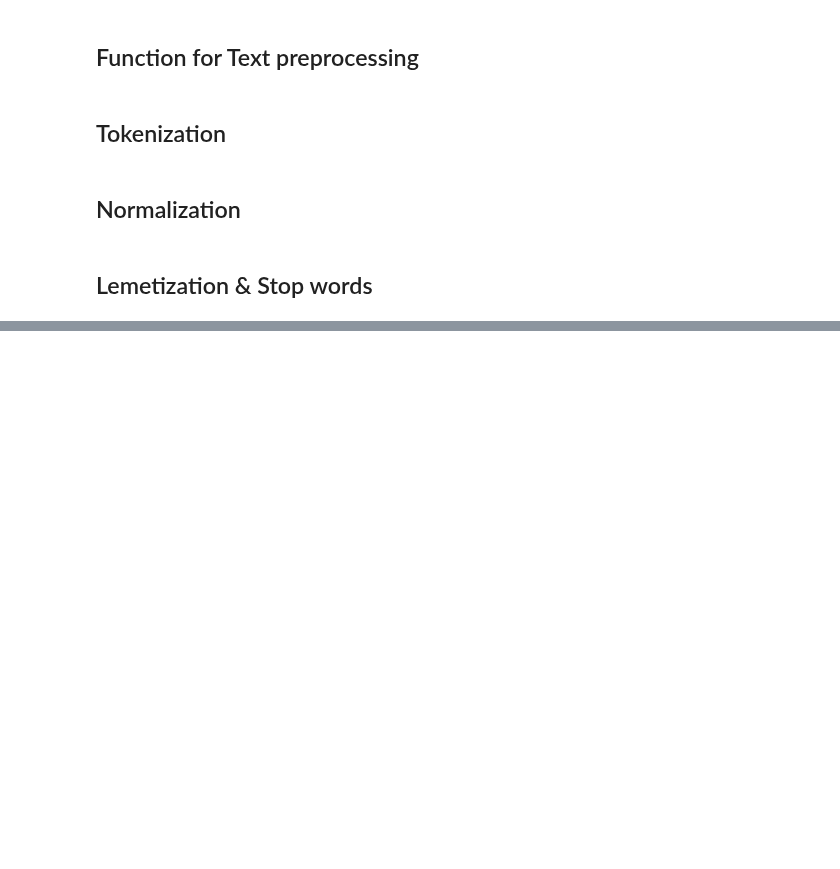
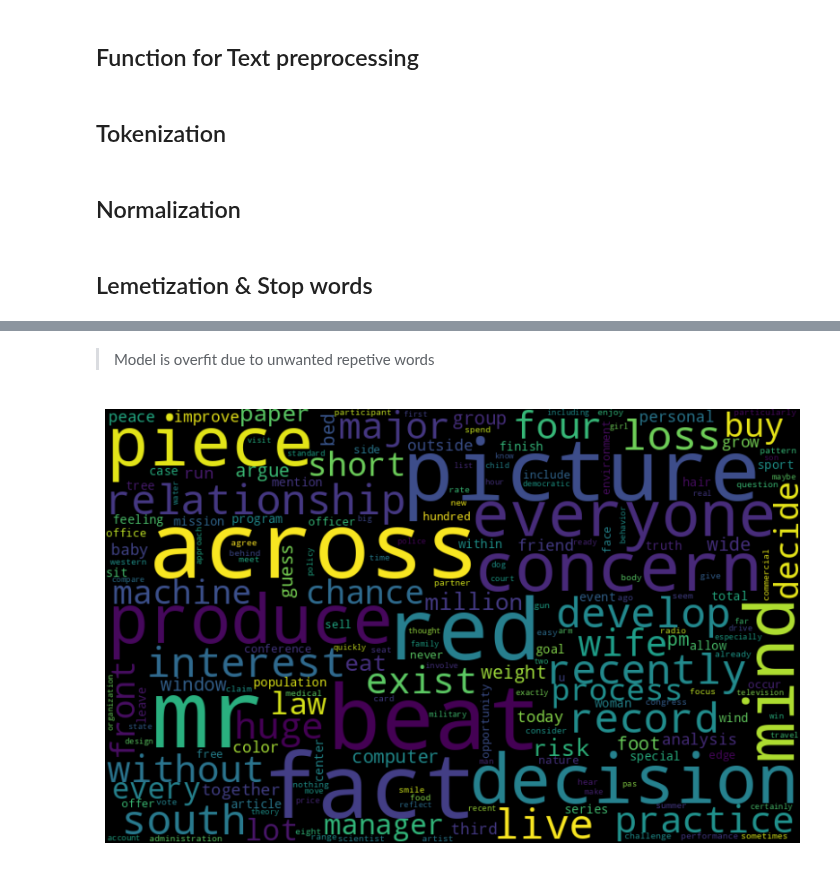
Before and after one commit to Infant-Joshva/Data-Science-learning-path, a Jupyter notebook: Project_5(AI Echo - Sentiment Analysis)/notebook/sentiment_analysis.ipynb, the cells around one changed output, grey strips where cells are left out. Drawn from its saved outputs; the diff is of its cells as text; code cells hidden in the pictures; blank space fills up the shorter version.

```diff
--- a/Project_5(AI Echo - Sentiment Analysis)/notebook/sentiment_analysis.ipynb
+++ b/Project_5(AI Echo - Sentiment Analysis)/notebook/sentiment_analysis.ipynb
@@ -157,0 +396,3 @@ def lemmatizer_stopwords(text):
+# %%
+senti_df.rename(columns={'Final_text': 'Final_cleaned_review'}, inplace=True)
+senti_df.head()
@@ -157,0 +431,3 @@ def lemmatizer_stopwords(text):
+# %%
+blob=TextBlob("This is a very good mobile phone")
+sentiment=blob.sentiment.polarity
@@ -157,0 +442,13 @@ def lemmatizer_stopwords(text):
+# %%
+def sentiment_mapping(text):
+  blob=TextBlob(text)
+  sentiment=blob.sentiment.polarity
+  if sentiment>0.2:
+    return 'Positive'
+  elif sentiment<0.2:
+    return 'Negative'
+  else:
+    return 'Neutral'
+# %%
+senti_df['sentiment_score']=senti_df['Final_cleaned_review'].apply(sentiment_mapping)
+senti_df.head()
@@ -157,0 +659,2 @@ def lemmatizer_stopwords(text):
+# %% [markdown]
+> Model is overfit due to unwanted repetive words
@@ -157,0 +665,10 @@ def lemmatizer_stopwords(text):
+# %%
+all_words = ' '.join([text for text in senti_df['Final_cleaned_review']])
+wordcolud = WordCloud(width=800, height=500, random_state=21, max_font_size=110).generate(all_words)
+
+plt.figure(figsize=(10, 7))
+plt.imshow(wordcolud, interpolation="bilinear")
+plt.axis('off')
+plt.show()
+# %% [output]
+[figure, added]
```
Also changed, not shown: parts of 72 cells of this notebook.
